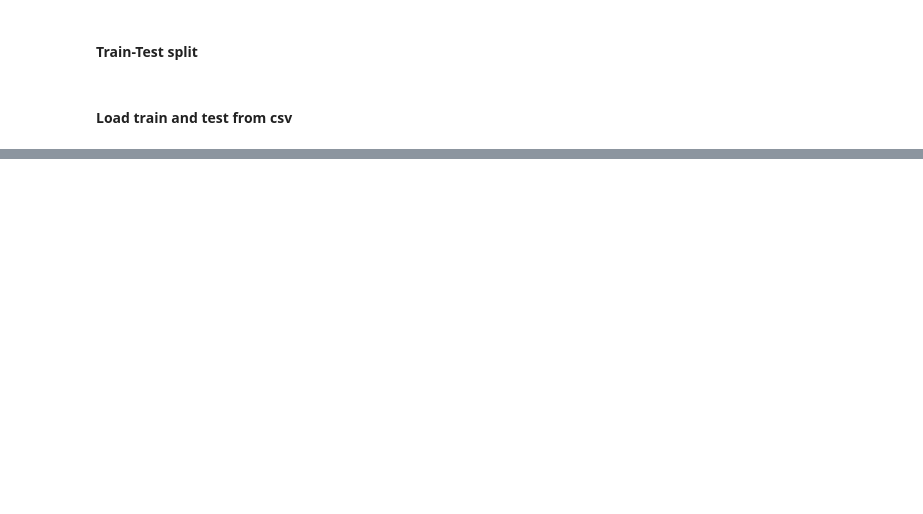
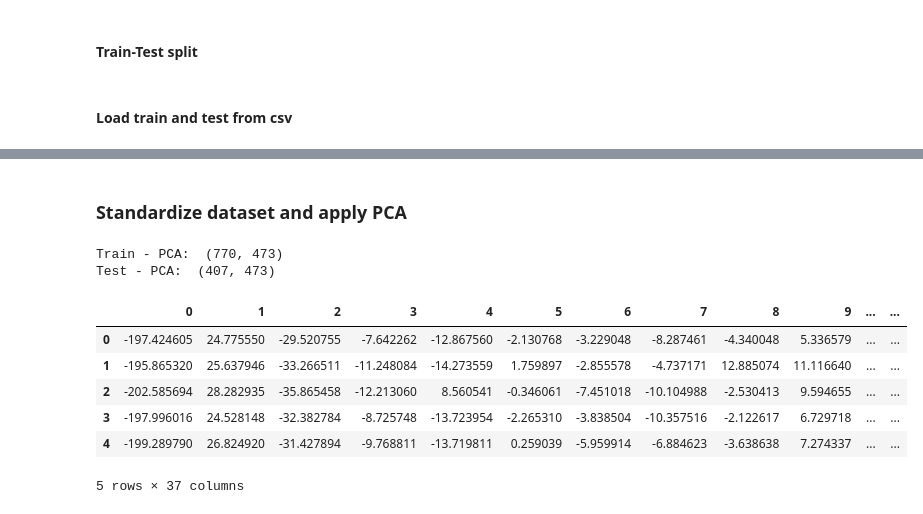
Before and after one commit to nguyenvlm/2019_NCKHSV_Emotions-Estimation_w_Faces-Thermal-Images, a Jupyter notebook: HERuTI.ipynb, the cells around one changed output, grey strips where cells are left out. Cells and saved outputs as stored; diff of their text form; code cells hidden in the pictures; blank space fills up the shorter version.

```diff
--- a/HERuTI.ipynb
+++ b/HERuTI.ipynb
@@ -316,5 +462,5 @@ data.head()
 # %% [markdown]
 #### Load train and test from csv
 # %%
-train = pd.read_csv('./GrayscaleIntensities/train.csv')
-test = pd.read_csv('./GrayscaleIntensities/test.csv')
+train = pd.read_csv('./TROIs/train.csv')
+test = pd.read_csv('./TROIs/test.csv')
@@ -320,0 +474,17 @@ test = pd.read_csv('./GrayscaleIntensities/test.csv')
+# %%
+train = train.sample(frac = 1, random_state = 1998)
+test = test.sample(frac = 1, random_state = 1998)
+# %%
+X_train = train.iloc[:, 0:-2]
+Y_train = train.iloc[:, -1]
+X_test = test.iloc[:, 0:-2]
+Y_test = test.iloc[:, -1]
+
+# X_train.head()
+# Y_train.head()
+# X_test.head()
+for e in eDir:
+    print(e,Y_test.tolist().count(e))
+
+print("Train - PCA: ", X_train.shape)
+print("Test - PCA: ", X_test.shape)
@@ -320,0 +499,35 @@ test = pd.read_csv('./GrayscaleIntensities/test.csv')
+# %% [markdown]
+### Standardize dataset and apply PCA
+# %%
+# Standardize dataset:
+from sklearn.preprocessing import StandardScaler
+std_scaler = StandardScaler()
+X_train = std_scaler.fit_transform(X_train)
+X_test = std_scaler.transform(X_test)
+
+# Apply PCA:
+from sklearn.decomposition import PCA
+
+PCA_ncomp = 0.95
+pca = PCA(n_components = PCA_ncomp)
+X_train = pca.fit_transform(X_train)
+X_test = pca.transform(X_test)
+
+X_train = pd.DataFrame(data = X_train)#, columns = list(map(str, range(PCA_ncomp))))
+X_test = pd.DataFrame(data = X_test)#, columns = list(map(str, range(PCA_ncomp))))
+
+print("Train - PCA: ", X_train.shape)
+print("Test - PCA: ", X_test.shape)
+# %% [output]
+Train - PCA:  (770, 473)
+Test - PCA:  (407, 473)
+# %%
+X_test.head()
+# %% [output]
+|  | 0 | 1 | 2 | 3 | 4 | 5 | 6 | 7 | 8 | 9 | ... | ... |
+| 0 | -197.424605 | 24.775550 | -29.520755 | -7.642262 | -12.867560 | -2.130768 | -3.229048 | -8.287461 | -4.340048 | 5.336579 | ... | ... |
+| 1 | -195.865320 | 25.637946 | -33.266511 | -11.248084 | -14.273559 | 1.759897 | -2.855578 | -4.737171 | 12.885074 | 11.116640 | ... | ... |
+| 2 | -202.585694 | 28.282935 | -35.865458 | -12.213060 | 8.560541 | -0.346061 | -7.451018 | -10.104988 | -2.530413 | 9.594655 | ... | ... |
+| 3 | -197.996016 | 24.528148 | -32.382784 | -8.725748 | -13.723954 | -2.265310 | -3.838504 | -10.357516 | -2.122617 | 6.729718 | ... | ... |
+| 4 | -199.289790 | 26.824920 | -31.427894 | -9.768811 | -13.719811 | 0.259039 | -5.959914 | -6.884623 | -3.638638 | 7.274337 | ... | ... |
+5 rows × 37 columns
```
Also changed, not shown: parts of 28 cells of this notebook.
